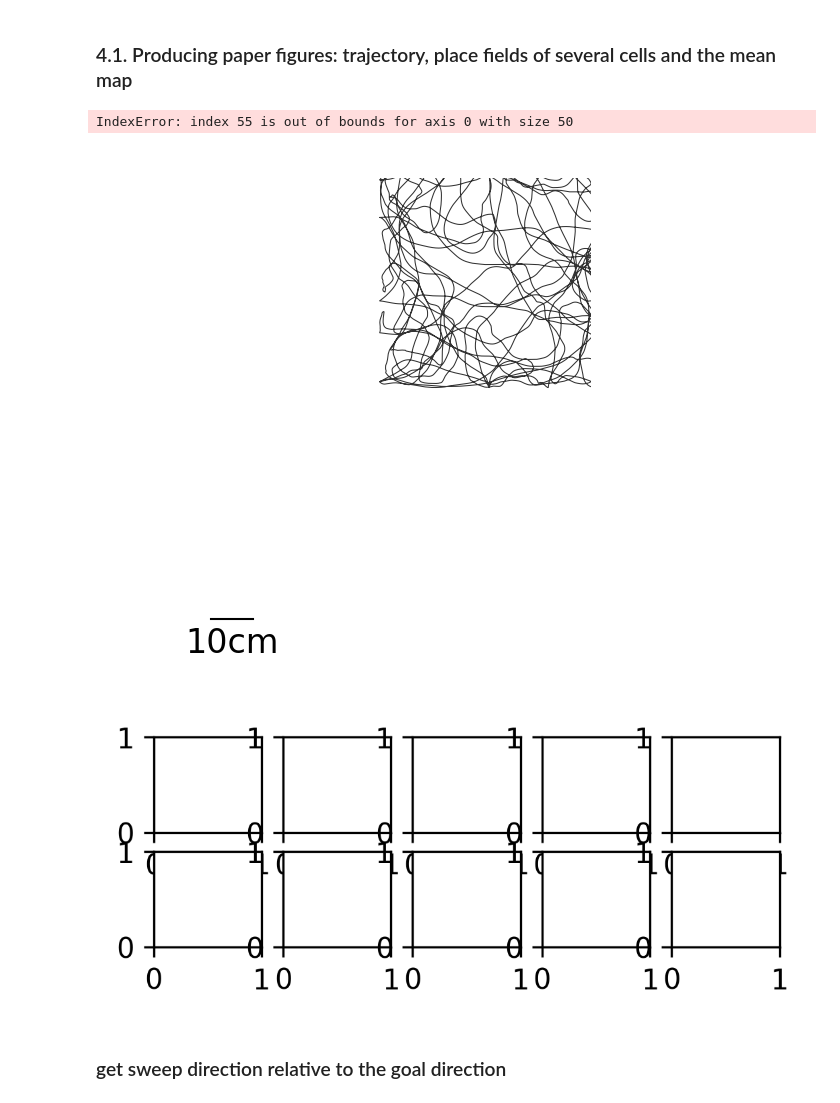
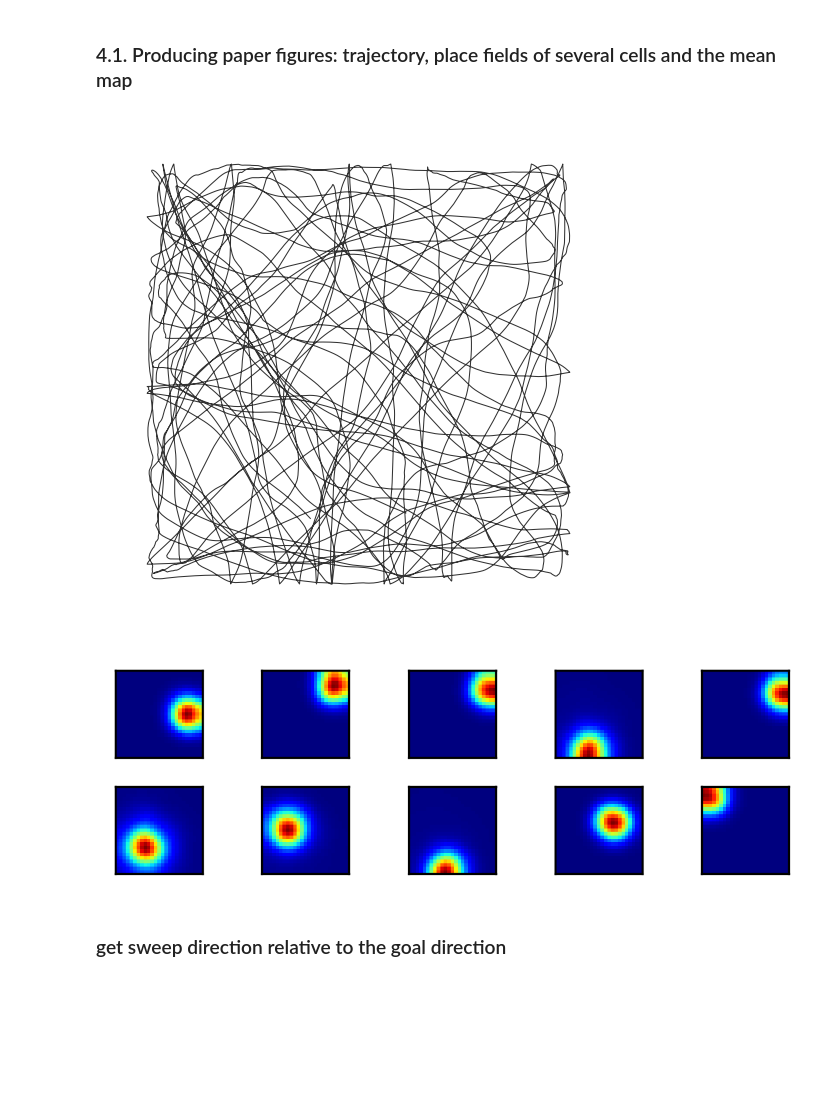
Before and after one commit to ZilongJi/HoneycombSweeps, a Jupyter notebook: PCCANTopdown_Sweep.ipynb, the cells around one changed output. Saved outputs shown, nothing was run; the diff lists cells and outputs as text; code cells hidden in the pictures; blank space fills up the shorter version.

```diff
--- a/PCCANTopdown_Sweep.ipynb
+++ b/PCCANTopdown_Sweep.ipynb
@@ -498,7 +502,7 @@ bm.clear_buffer_memory(platform='gpu')
 m0 = 20 #adaptation strength
 z_min = 0; z_max = 2 #the size of the environment, have to be the same as the environment size
 duration = int(dur/dt) #simulation duration of the trajectory
-alpha_pc = 0.5 #theta modulation scale
+alpha_pc = 2 #theta modulation scale
 v0 = 1/1000 #baseline speed per ms
 T_theta = 100 #ms, length of a theta cycle; frequency=10Hz
 num = 50 #number of PC cells on x or y axis
@@ -509,20 +513,22 @@ PC_net = PC_cell_topdown_asym(num=num,
                         tauv=100,
                         m0=m0,
                         k=1,
-                        a=0.12,
+                        a=0.08,
                         A=10.0,
                         J0=4.0,
-                        goal_a=0.3,
-                        goal_A=2.0,
-                        asym_J0 = 0.5,
-                        asym_a = 0.5,
+                        goal_a=0.4,
+                        goal_b=1.0,
+                        goal_A=10.0,
+                        asym_J0 = 2,
+                        asym_a = 0.3,
                         z_min=z_min,
                         z_max=z_max,
                         conn_noise=0.0,
                         rec_noise=0.0,
                         goal_loc=goal_loc,
-                        topdown=True,
-                        asymmetry=True)
+                        topdown=False,
+                        asymmetry=True,
+                        tdstyle='linear')
 
 def runNet(i, Animal_location, Speed):
     theta_mod_strength = alpha_pc * 1/v0 * Speed #faster run, higher theta modulation strength
@@ -530,7 +536,7 @@ def runNet(i, Animal_location, Speed):
     t = i*bm.dt
     theta_phase = bm.mod(t, T_theta)/T_theta
     ThetaModulator_BU = 1.0+theta_mod_strength*bm.cos(theta_phase*2*bm.pi)
-    Topdown_mod = 1.0 #0.6 #1+theta_mod_strength*bm.cos(theta_phase*2*bm.pi + bm.pi)
+    Topdown_mod = 0.4 #0.6 #1+theta_mod_strength*bm.cos(theta_phase*2*bm.pi + bm.pi)
 
     #update place cell network using step_run
     PC_net.step_run(i, Animal_location, ThetaModulator_BU, Topdown_mod)
@@ -641,23 +647,23 @@ fig, ax = plt.subplots(1,1, figsize=(2,2), dpi=300)
 
 #plot the trajectory
 ax.plot(Position[:,0], Position[:,1], color='black', linewidth=0.25, alpha=0.8)
-ax.set_xticks([0,1])
-ax.set_yticks([0,1])
-ax.set_xlim(-0.1, 1)  # Restrict x-axis from 0 to 1
-ax.set_ylim(-0.1, 1)  # Restrict y-axis from 0 to 1
+# ax.set_xticks([0,1])
+# ax.set_yticks([0,1])
+# ax.set_xlim(-0.1, 1)  # Restrict x-axis from 0 to 1
+# ax.set_ylim(-0.1, 1)  # Restrict y-axis from 0 to 1
 # ax.set_title('Trajectory', fontsize=10)
 ax.axis('off')
 
 
-# Add a scale bar
-bar_length = 0.1
-bar_x_start = 0.1  # Adjust as needed
-bar_y = -0.05  # Position above the bottom
-ax.plot([bar_x_start, bar_x_start + bar_length], [bar_y, bar_y], color='black', linewidth=0.5)
+# # Add a scale bar
+# bar_length = 0.1
+# bar_x_start = 0.1  # Adjust as needed
+# bar_y = -0.05  # Position above the bottom
+# ax.plot([bar_x_start, bar_x_start + bar_length], [bar_y, bar_y], color='black', linewidth=0.5)
 
-# Optionally, label the scale bar
-ax.text(bar_x_start + bar_length / 2, bar_y - 0.02, f'{int(bar_length*100)}cm',
-        ha='center', va='top', fontsize=8)
+# # Optionally, label the scale bar
+# ax.text(bar_x_start + bar_length / 2, bar_y - 0.02, f'{int(bar_length*100)}cm',
+#         ha='center', va='top', fontsize=8)
 
 plt.savefig('./figures/trajectory.pdf', dpi=300)
 
@@ -665,49 +671,50 @@ plt.savefig('./figures/trajectory.pdf', dpi=300)
 #plot all the firing rates in a single merged image
 fig, axs = plt.subplots(2,5, figsize=(4,1.35), dpi=300)
 
+Position_norm = (Position - Position.min() - 1e-5)/(Position.max() - Position.min())
+
 for i in range(10):
-    cellindex_x = np.random.randint(5, num-5)
-    cellindex_y = np.random.randint(5, num-5)
+    cellindex_x = np.random.randint(13, 37)
+    cellindex_y = np.random.randint(13, 37)
     map = get_tuningMap(pc_activity,
-                        Position,
+                        Position_norm,
                         cellindex_x=cellindex_x,
                         cellindex_y=cellindex_y,
                         shift = 0,
                         filter= True,
                         samples_per_sec=1000,
-                        dim=num)
+                        dim=num//2)
 
     ax = axs[i//5, i%5]
 
     ax.imshow(map, cmap='Blues', origin='lower')
     #add goal_loc
     # ax.scatter(goal_loc[0]*num, goal_loc[1]*num, color='orange', marker='*', s=50)
 
     ax.set_xticks([])
     ax.set_yticks([])
     # ax.set_title('Place field of a cell', fontsize=10)
     ax.imshow(map, cmap='jet', origin='lower')
     # cbar.set_label('Firing rate (Hz)', fontsize=8)
 
 plt.tight_layout()
 plt.savefig('./figures/placefield_sample.pdf', dpi=300)
 
-#plot the average network activity
-fig, ax = plt.subplots(1,1, figsize=(2,2), dpi=300)
+# #plot the average network activity
+# fig, ax = plt.subplots(1,1, figsize=(2,2), dpi=300)
 
-ax.imshow(pc_activity.mean(axis=0), cmap='inferno', origin='lower')
-#add goal location
-ax.scatter(goal_loc[0]*num, goal_loc[1]*num, color='#009FB9', marker='*', s=50)
-ax.axis('off')
-ax.set_title('Ave. network activity', fontsize=10)
+# ax.imshow(pc_activity.mean(axis=0), cmap='inferno', origin='lower')
+# #add goal location
+# ax.scatter(goal_loc[0]*num, goal_loc[1]*num, color='#009FB9', marker='*', s=50)
+# ax.axis('off')
+# ax.set_title('Ave. network activity', fontsize=10)
 
-plt.tight_layout()
+# plt.tight_layout()
 
-plt.savefig('./figures/network_activity.pdf', dpi=300)
+# plt.savefig('./figures/network_activity.pdf', dpi=300)
 # %% [output]
-IndexError: index 55 is out of bounds for axis 0 with size 50
-[figure, old version]
+[figure, new version]
-[figure, old version]
+[figure, new version]
 # %% [markdown]
 ### get sweep direction relative to the goal direction
 # %%
```
Also changed, not shown: parts of 20 cells of this notebook, 8 other files.
